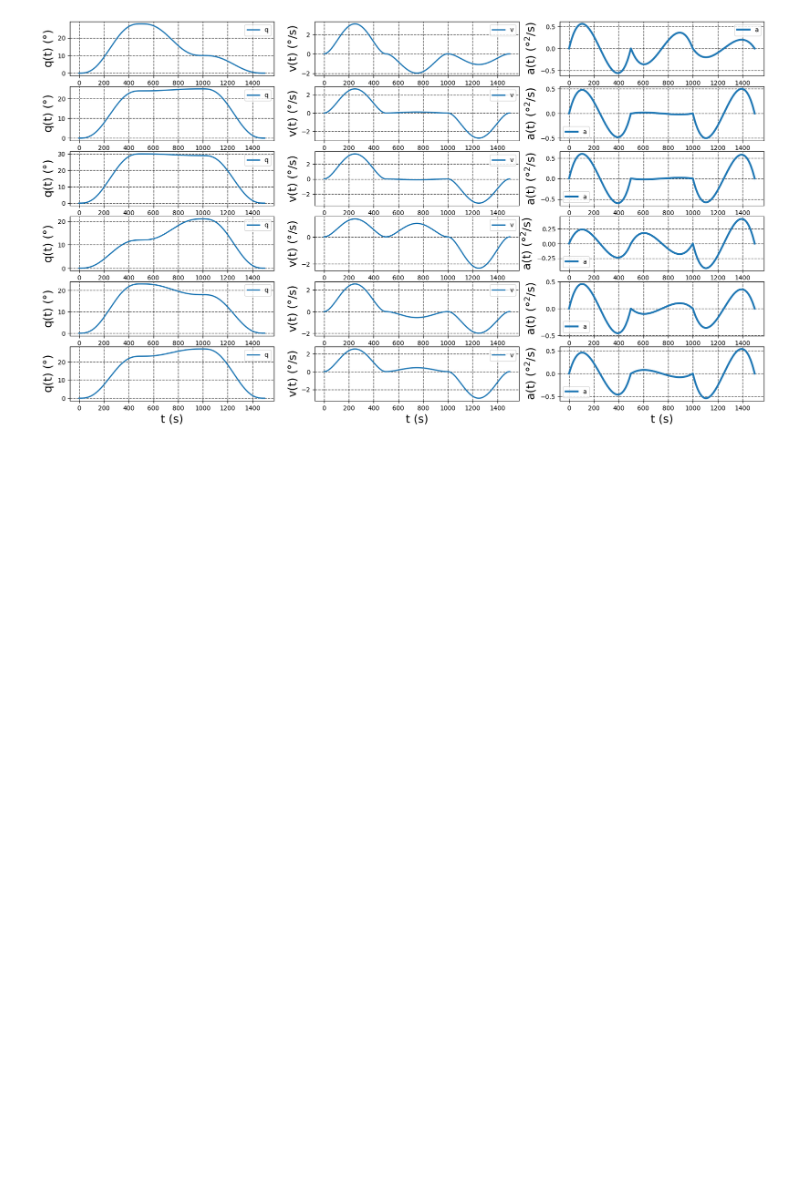
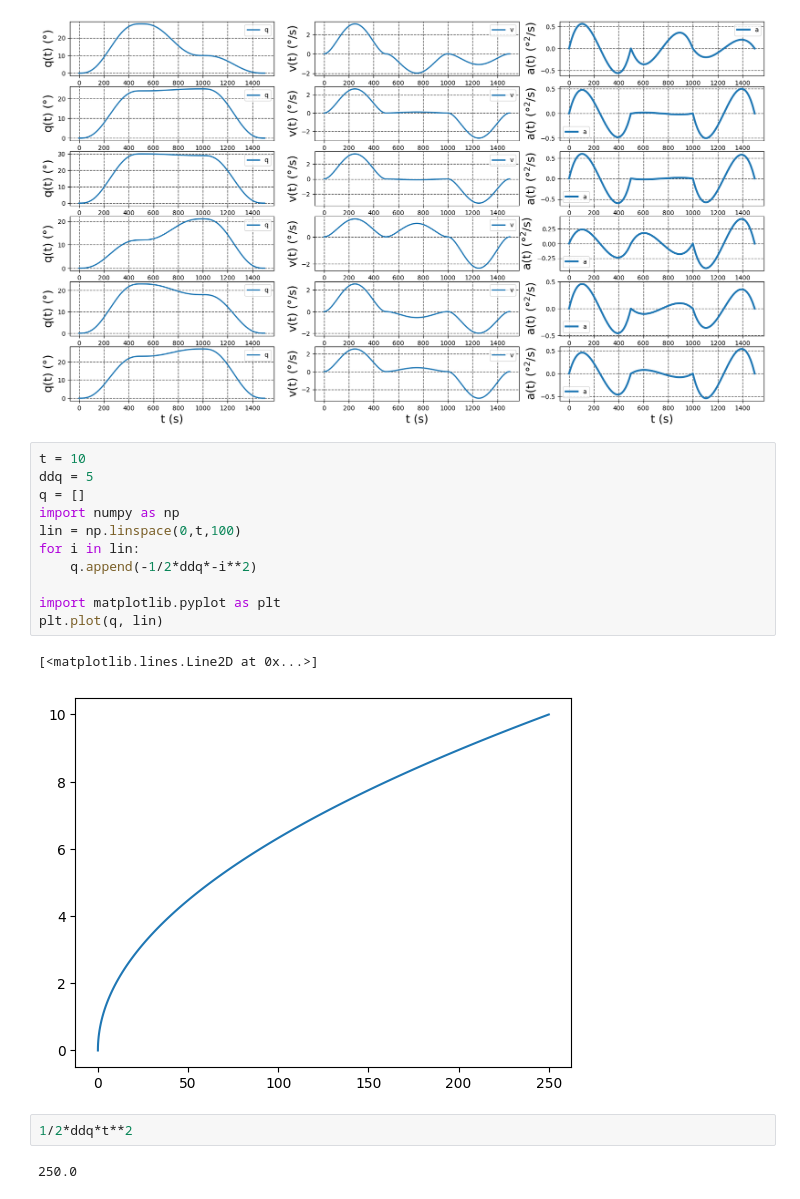
Before and after one commit to olegogogo/Innopolis_assignments, a Jupyter notebook: DinNLRS/Assignment3/main.ipynb, the cells around one changed output. Drawn from its saved outputs; the diff is of its cells as text; blank space fills up the shorter version.

```diff
--- a/DinNLRS/Assignment3/main.ipynb
+++ b/DinNLRS/Assignment3/main.ipynb
@@ -591,3 +596,21 @@ for i in range(6):
     legend()
 # %% [output]
 [figure]
+# %%
+t = 10
+ddq = 5
+q = []
+import numpy as np
+lin = np.linspace(0,t,100)
+for i in lin:
+    q.append(-1/2*ddq*-i**2)
+
+import matplotlib.pyplot as plt
+plt.plot(q, lin)
+# %% [output]
+[<matplotlib.lines.Line2D at 0x...>]
+[figure, added]
+# %%
+1/2*ddq*t**2
+# %% [output]
+250.0
```
Also changed, not shown: parts of 8 cells of this notebook, 17 other files.
